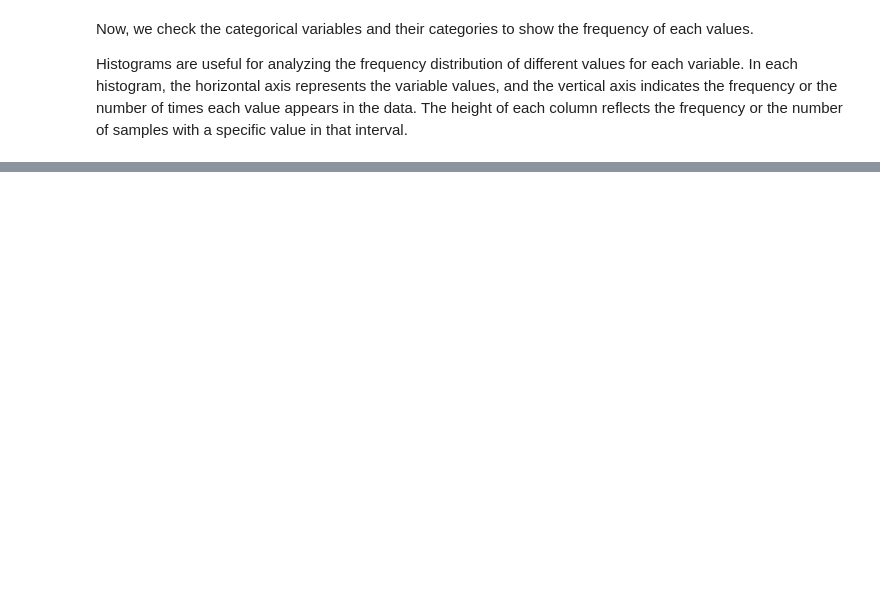
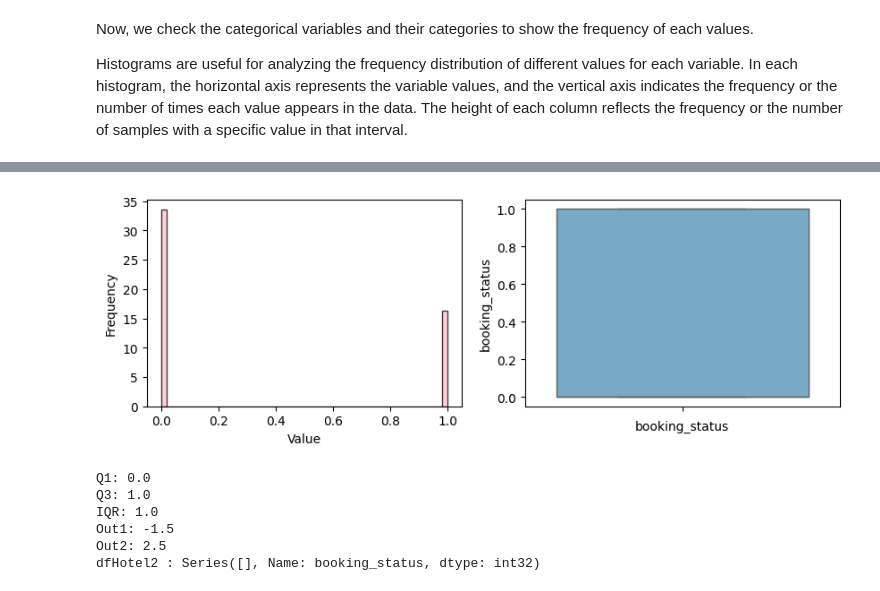
Before and after one commit to Mesgarin/DSLab, a Jupyter notebook: Hotel.ipynb, the cells around one changed output, grey strips where cells are left out. Cells and saved outputs as stored; diff of their text form; code cells hidden in the pictures; blank space fills up the shorter version.

```diff
--- a/Hotel.ipynb
+++ b/Hotel.ipynb
@@ -170,0 +470,18 @@ print(unique_values)
+# %%
+#using Map Function
+dfHotel2 = dfHotel.copy()
+columns_to_drop = ['Booking_ID','room_type_reserved']
+dfHotel2= dfHotel2.drop(columns=columns_to_drop)
+# Ordinal Encoding for booking_status: 1 for 'Canceled', 0 for 'Not_Canceled'
+ordinal_map = {'Canceled': 1, 'Not_Canceled': 0}
+dfHotel2['booking_status'] = dfHotel2['booking_status'].map(ordinal_map)
+dfHotel2['booking_status'] = dfHotel2['booking_status'].astype(int)
+
+
+ordinal_map = {'Meal Plan 1': 1, 'Not Selected': 0 ,'Meal Plan 2': 2,'Meal Plan 3': 3}
+dfHotel2['type_of_meal_plan'] = dfHotel2['type_of_meal_plan'].map(ordinal_map)
+dfHotel2['type_of_meal_plan'] = dfHotel2['type_of_meal_plan'].astype(int)
+
+ordinal_map = {'Offline': 1, 'Online': 0 ,'Corporate': 2,'Aviation': 3,'Complementary': 4,}
+dfHotel2['market_segment_type'] = dfHotel2['market_segment_type'].map(ordinal_map)
+dfHotel2['market_segment_type'] = dfHotel2['market_segment_type'].astype(int)
@@ -170,0 +506,36 @@ print(unique_values)
+# %%
+plt.figure(figsize=(10,3))
+plt.subplot(121)
+plt.hist(np.array(dfHotel2['booking_status']) , density=True , bins=50, edgecolor='black' ,facecolor='pink', alpha=0.75)
+plt.xlabel('Value', fontsize= 10)
+plt.ylabel('Frequency', fontsize= 10)
+plt.subplot(122)
+sns.boxplot(y ='booking_status', data=dfHotel2,palette="Blues")
+plt.xlabel('booking_status')
+plt.show()
+# %% [output]
+[figure, added]
+# %%
+#calculate IQR and show thw outliers
+Q1 = dfHotel2['booking_status'].quantile(0.25)
+Q3 = dfHotel2['booking_status'].quantile(0.75)
+print("Q1:",Q1)
+print("Q3:",Q3)
+IQR = Q3 - Q1
+print("IQR:",IQR)
+Out1=Q1 - 1.5 * IQR
+print("Out1:",Out1)
+Out2=Q3 + 1.5 * IQR
+print("Out2:",Out2)
+outliers_booking_status = (dfHotel2['booking_status'] < Q1 - 1.5 * IQR) | (dfHotel2['booking_status'] > Q3 + 1.5 * IQR)
+# Filter the DataFrame to get the actual outlier values
+outliers_booking_status  = dfHotel2.loc[outliers_booking_status, 'booking_status']
+# Display the outlier values
+print("dfHotel2 :", outliers_booking_status)
+# %% [output]
+Q1: 0.0
+Q3: 1.0
+IQR: 1.0
+Out1: -1.5
+Out2: 2.5
+dfHotel2 : Series([], Name: booking_status, dtype: int32)
```
Also changed, not shown: parts of 43 cells of this notebook, 9 other files.
